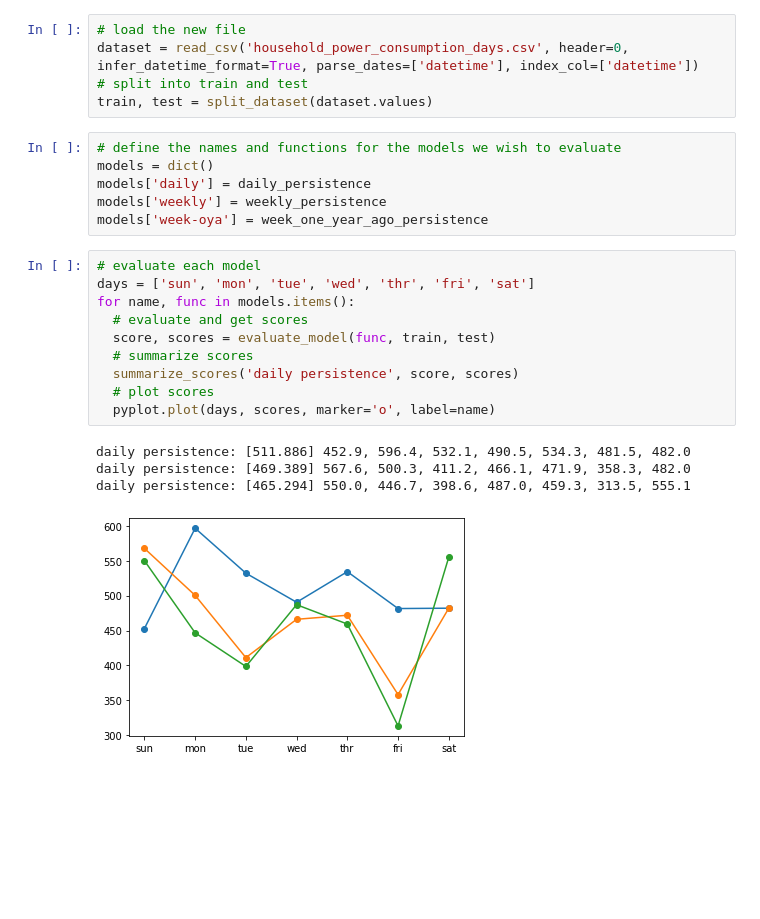
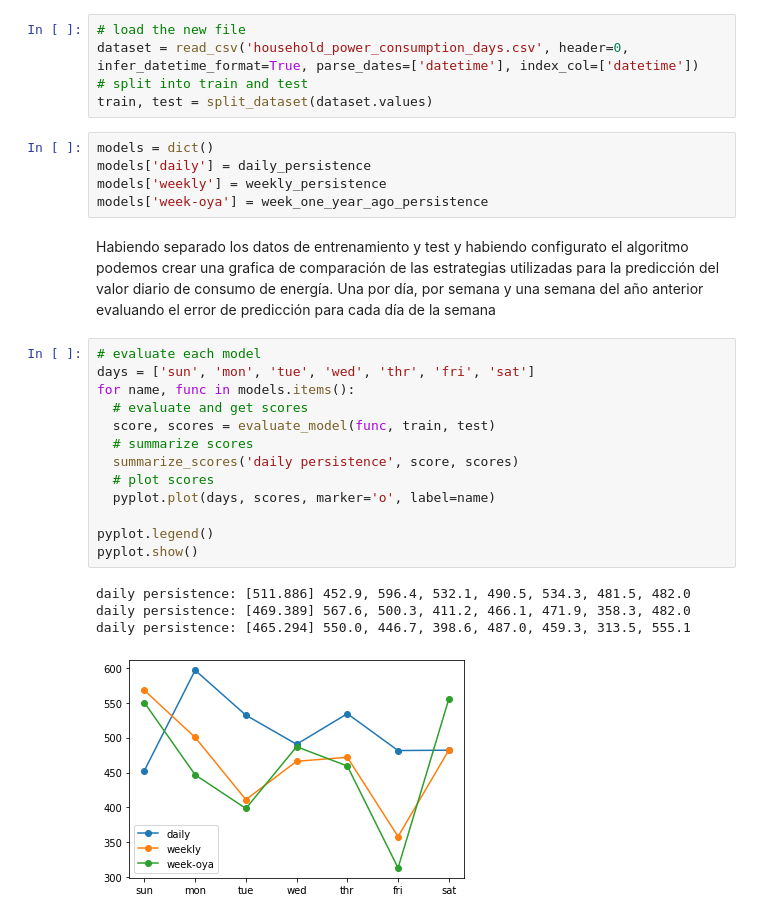
Before and after one commit to cartf15/Neural-Networks, a Jupyter notebook: Data_Load_Preparetion_.ipynb, the cells around one changed output. Cells and saved outputs as stored; diff of their text form; blank space fills up the shorter version.

```diff
--- a/Data_Load_Preparetion_.ipynb
+++ b/Data_Load_Preparetion_.ipynb
@@ -468,23 +476,27 @@ infer_datetime_format=True, parse_dates=['datetime'], index_col=['datetime'])
 # split into train and test
 train, test = split_dataset(dataset.values)
 # %%
-# define the names and functions for the models we wish to evaluate
 models = dict()
 models['daily'] = daily_persistence
 models['weekly'] = weekly_persistence
 models['week-oya'] = week_one_year_ago_persistence
+# %% [markdown]
+Habiendo separado los datos de entrenamiento y test y habiendo configurato el algoritmo podemos crear una grafica de comparación de las estrategias utilizadas para la predicción del valor diario de consumo de energía. Una por día, por semana y una semana del año anterior evaluando el error de predicción para cada día de la semana
 # %%
 # evaluate each model
 days = ['sun', 'mon', 'tue', 'wed', 'thr', 'fri', 'sat']
 for name, func in models.items():
   # evaluate and get scores
   score, scores = evaluate_model(func, train, test)
   # summarize scores
   summarize_scores('daily persistence', score, scores)
   # plot scores
   pyplot.plot(days, scores, marker='o', label=name)
+
+pyplot.legend()
+pyplot.show()
 # %% [output]
 daily persistence: [511.886] 452.9, 596.4, 532.1, 490.5, 534.3, 481.5, 482.0
 daily persistence: [469.389] 567.6, 500.3, 411.2, 466.1, 471.9, 358.3, 482.0
 daily persistence: [465.294] 550.0, 446.7, 398.6, 487.0, 459.3, 313.5, 555.1
-[figure, old version]
+[figure, new version]
```
Also changed, not shown: parts of 5 cells of this notebook.
